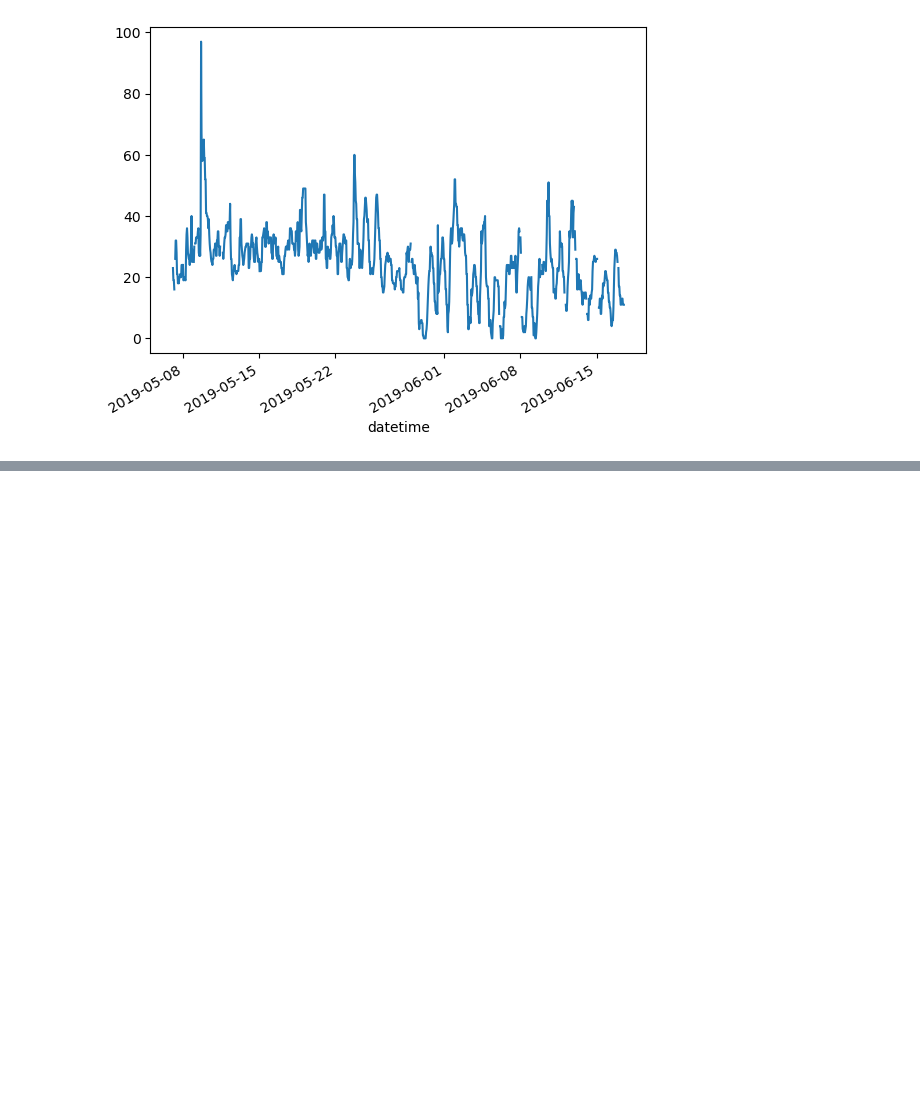
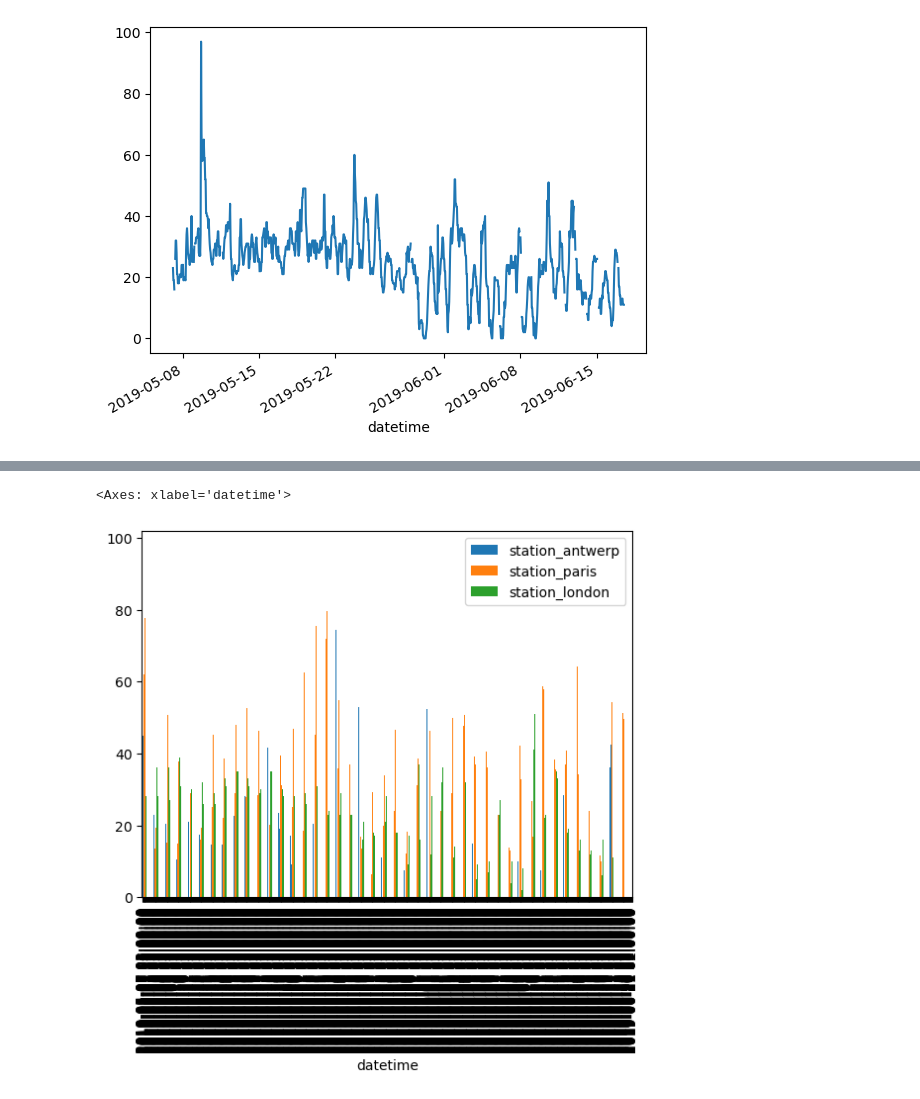
Before and after one commit to Botwex41/Pandas-Lesson, a Jupyter notebook: data.ipynb, the cells around one changed output, grey strips where cells are left out. Drawn from its saved outputs; the diff is of its cells as text; code cells hidden in the pictures; blank space fills up the shorter version.

```diff
--- a/data.ipynb
+++ b/data.ipynb
@@ -31,0 +37,5 @@ London.plot()
+# %%
+air_quality_df.plot.bar()
+# %% [output]
+<Axes: xlabel='datetime'>
+[figure, added]
```
Also changed, not shown: parts of 4 cells of this notebook.
